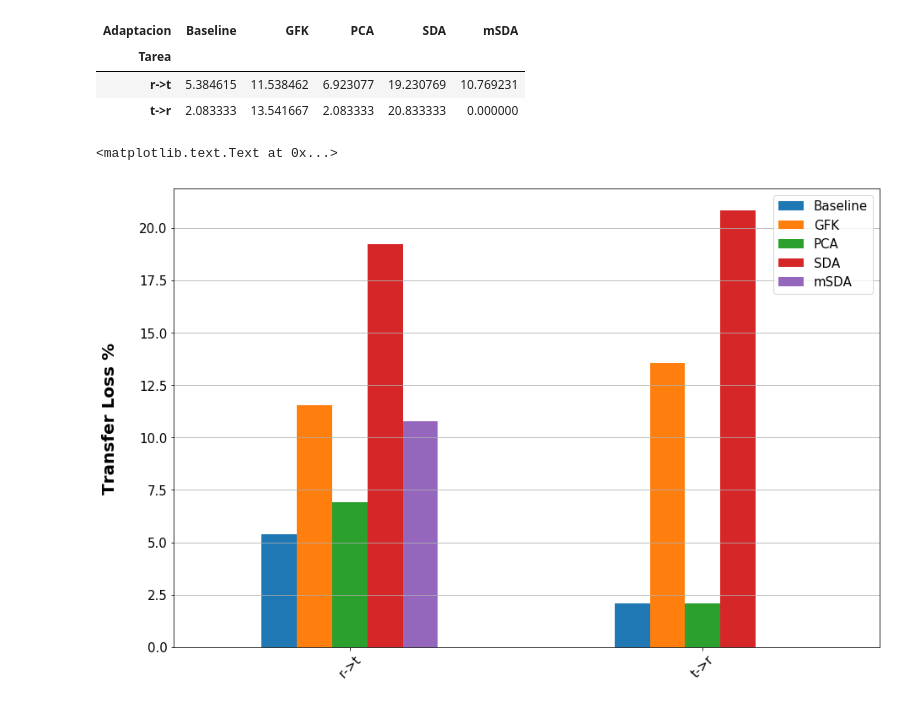
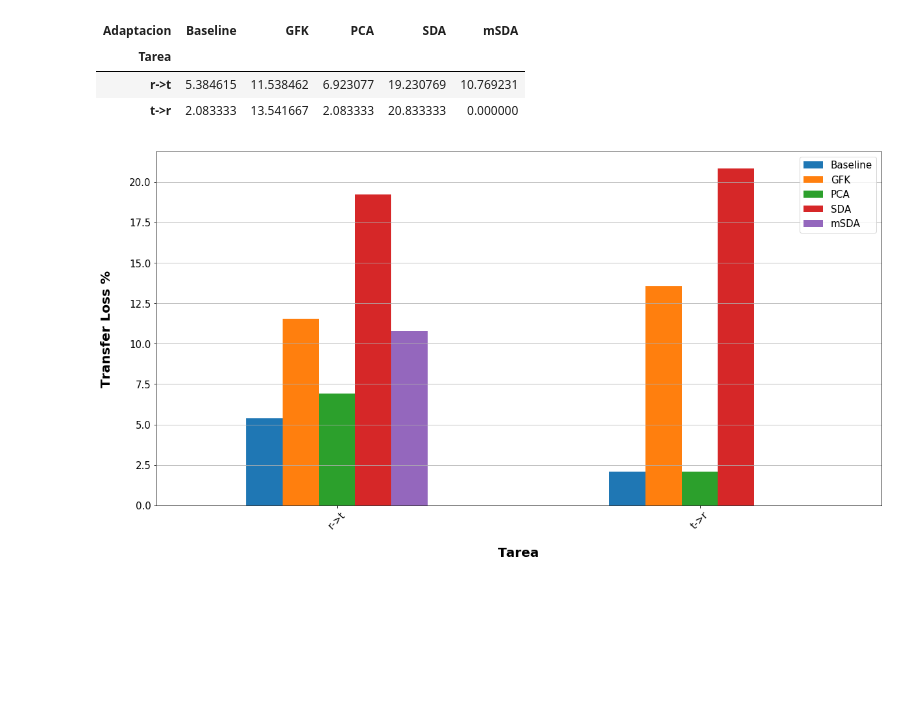
Before and after one commit to franciscoprimero/Memoria, a Jupyter notebook: Graficos.ipynb, the cells around one changed output. Saved outputs shown, nothing was run; the diff lists cells and outputs as text; code cells hidden in the pictures; blank space fills up the shorter version.

```diff
--- a/Graficos.ipynb
+++ b/Graficos.ipynb
@@ -16,9 +11,9 @@ print dataframe_columns
 # %%
-def get_scores_dataframe(dataset):
+def get_scores_dataframe(dataset, dims):
     df = None
 
     for prueba in pruebas:
-        path = os.path.join(scores_path, prueba, dataset+'.csv')
+        path = os.path.join(scores_path, prueba, "%s_%d.csv" % (dataset, dims))
 
         if os.path.exists(path):
             #print path
@@ -77,5 +75,6 @@ amazon_plot.set_xlabel("")
 # %%
-df_twitter = get_scores_dataframe(datasets[1])
+dims = 2000
+df_twitter = get_scores_dataframe(datasets[1], dims)
 df_twitter
 # %% [output]
 | Adaptacion | Baseline | GFK | PCA | SDA | mSDA |
@@ -83,14 +82,16 @@ df_twitter
 | r->t | 5.384615 | 11.538462 | 6.923077 | 19.230769 | 10.769231 |
 | t->r | 2.083333 | 13.541667 | 2.083333 | 20.833333 | 0.000000 |
 # %%
-twitter_plot = df_twitter.plot(kind='bar', figsize=(15,10), rot=45, fontsize=15, legend=False)
-patches, labels = ax.get_legend_handles_labels()
+twitter_plot = df_twitter.plot(kind='bar', figsize=(20,10), rot=45, fontsize=15, legend=False)
+patches, labels = twitter_plot.get_legend_handles_labels()
 
 twitter_plot.legend(patches, labels, loc='best', fontsize=15)
 twitter_plot.yaxis.grid(which='major')
 
 twitter_plot.set_ylabel("Transfer Loss %", labelpad=25,fontsize=20, weight='bold')
-twitter_plot.set_xlabel("")
+twitter_plot.set_xlabel("Tarea", labelpad=25,fontsize=20, weight='bold')
+
+figure_path = os.path.join(graficos_path, datasets[1], "%d.png" % dims)
+plt.savefig(figure_path)
 # %% [output]
-<matplotlib.text.Text at 0x...>
-[figure, old version]
+[figure, new version]
```
Also changed, not shown: parts of 6 cells of this notebook, 21 other files.
